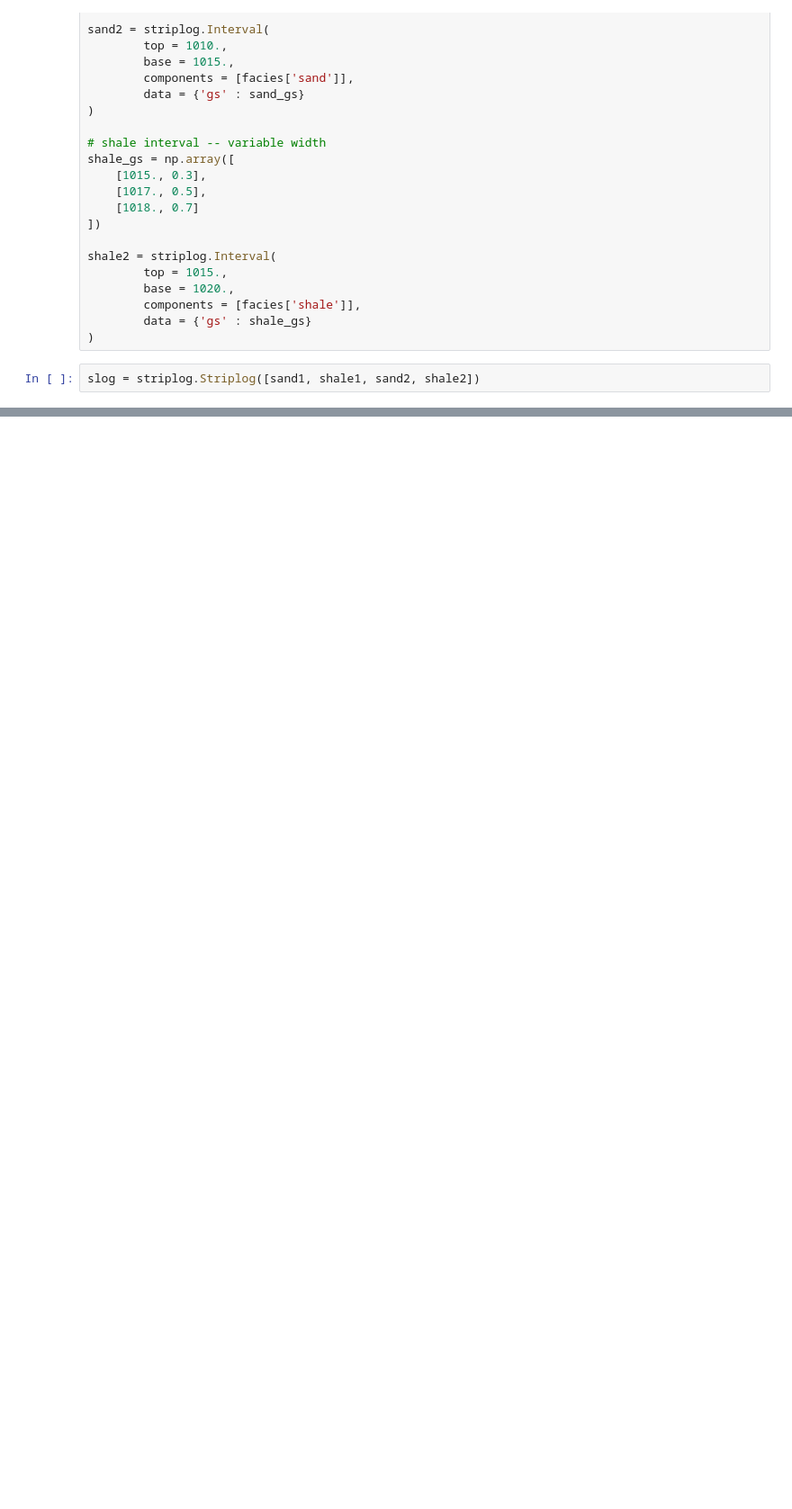
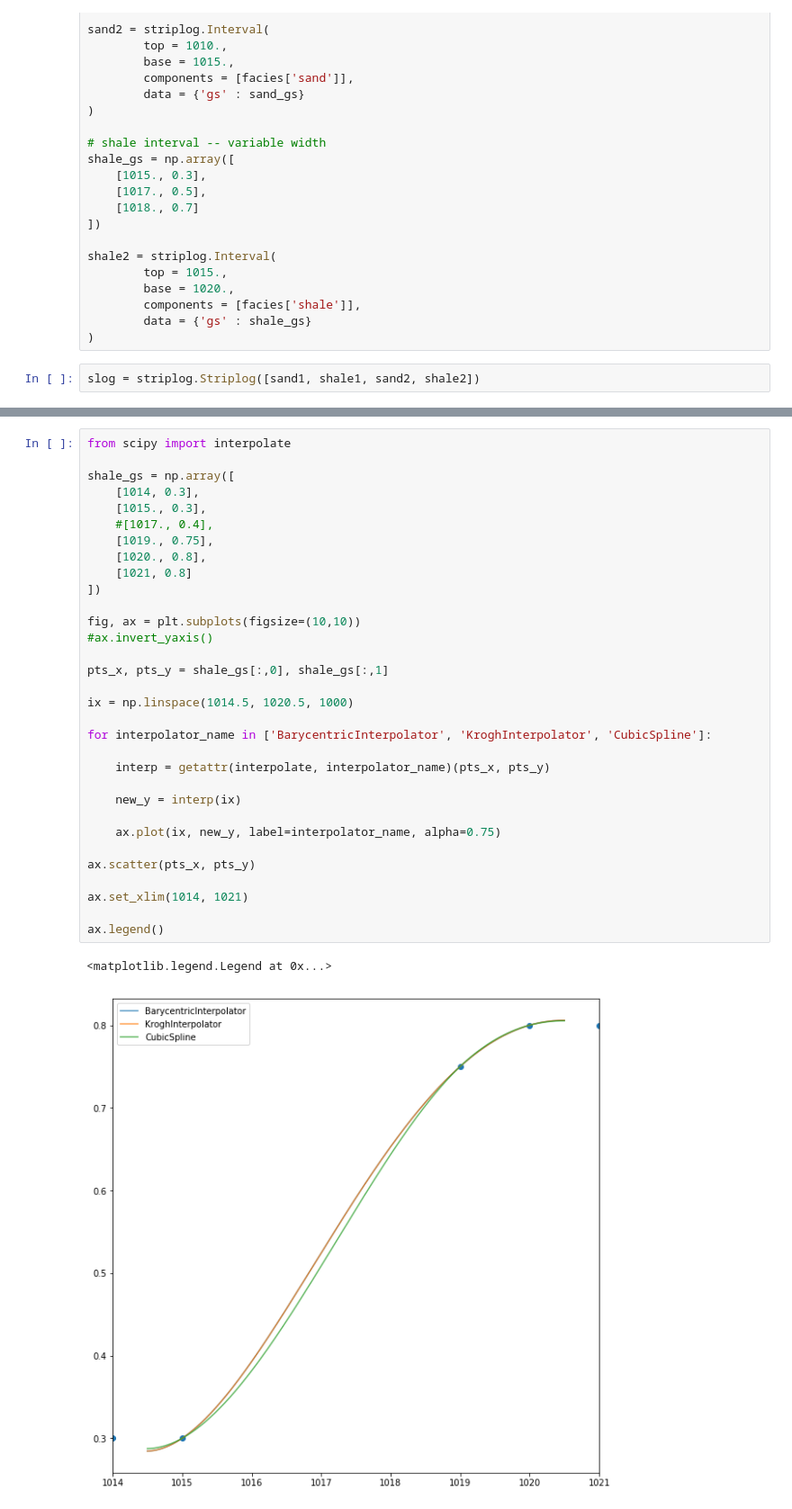
Before and after one commit to rgmyr/striplog, a Jupyter notebook: tutorial/test_polygon.ipynb, the cells around one changed output, grey strips where cells are left out. Shown: that part at 90% size. Saved outputs shown, nothing was run; the diff lists cells and outputs as text; blank space fills up the shorter version.

Commit message:
experiment with polygon fit/interp methods

```diff
--- a/tutorial/test_polygon.ipynb
+++ b/tutorial/test_polygon.ipynb
@@ -78,0 +95,35 @@ ax = slog.plot(field='gs', ax=ax, legend=legend)
+# %%
+from scipy import interpolate
+
+shale_gs = np.array([
+    [1014, 0.3],
+    [1015., 0.3],
+    #[1017., 0.4],
+    [1019., 0.75],
+    [1020., 0.8],
+    [1021, 0.8]
+])
+
+fig, ax = plt.subplots(figsize=(10,10))
+#ax.invert_yaxis()
+
+pts_x, pts_y = shale_gs[:,0], shale_gs[:,1]
+
+ix = np.linspace(1014.5, 1020.5, 1000)
+
+for interpolator_name in ['BarycentricInterpolator', 'KroghInterpolator', 'CubicSpline']:
+
+    interp = getattr(interpolate, interpolator_name)(pts_x, pts_y)
+
+    new_y = interp(ix)
+
+    ax.plot(ix, new_y, label=interpolator_name, alpha=0.75)
+
+ax.scatter(pts_x, pts_y)
+
+ax.set_xlim(1014, 1021)
+
+ax.legend()
+# %% [output]
+<matplotlib.legend.Legend at 0x...>
+[figure, added]
```
Also changed, not shown: parts of 4 cells of this notebook, 3 other files.
